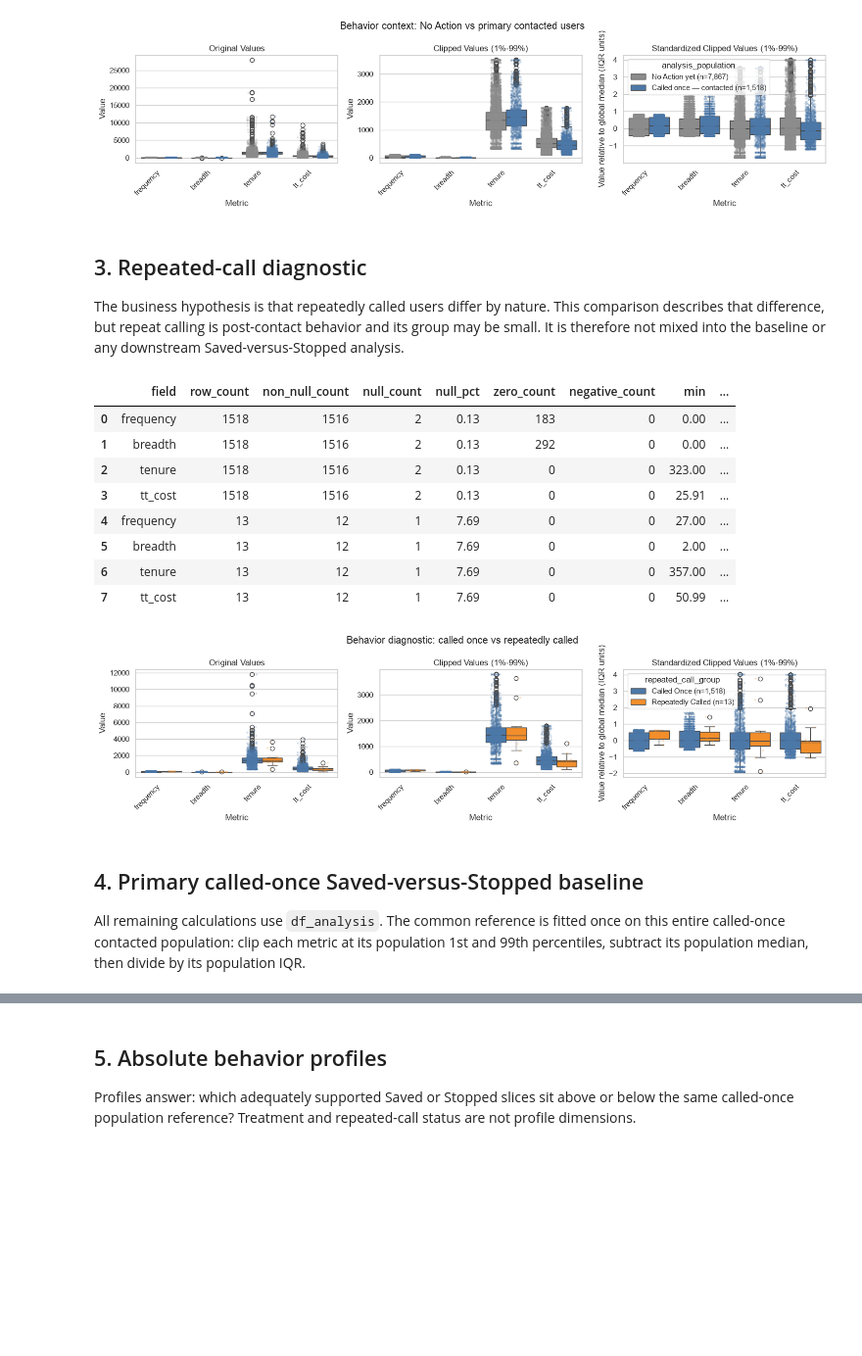
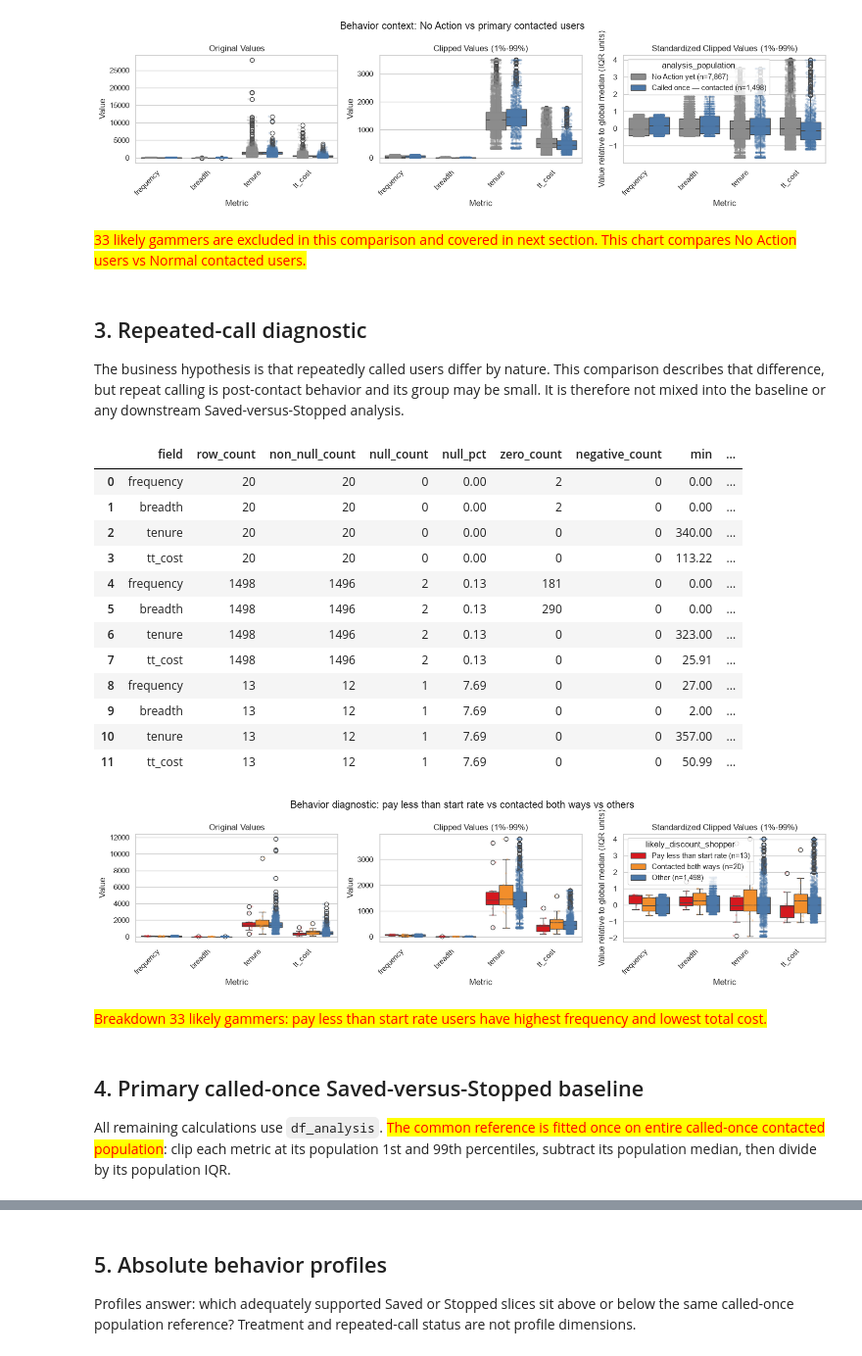
Before and after one commit to ying-gannett/stop_save_pChurn, a Jupyter notebook: src/notebooks/EDA_complete.ipynb, the cells around one changed output, grey strips where cells are left out. Shown at 98% size. Drawn from its saved outputs; the diff is of its cells as text; code cells hidden in the pictures; blank space fills up the shorter version.

```diff
--- a/src/notebooks/EDA_complete.ipynb
+++ b/src/notebooks/EDA_complete.ipynb
@@ -121,11 +118,17 @@ df["contact_channel_group"] = df["contact_channel"].replace(
         "Called-In first": "Contacted both ways",
     }
 )
-df["repeated_call_group"] = np.where(
+df["likely_discount_shopper"] = np.where(
     df["repeatedly_called"].fillna(0).astype(int).eq(1),
-    "Repeatedly Called",
-    "Called Once",
+    "Pay less than start rate",
+    "Other",
 )
+df["likely_discount_shopper"] = np.where(
+    df["contact_channel_group"].eq("Contacted both ways"),
+    "Contacted both ways",
+    df["likely_discount_shopper"]
+)
+
 df[OUTCOME_COL] = df["status"].map(
     {"saved": "Saved", "stoped": "Stopped"}
 )
@@ -137,11 +140,11 @@ df["src_risk_tier"] = risk_tier.where(
 
 df_no_action = df[df["status"].eq("No Action yet")].copy()
 df_contacted = df[df["status"].isin(["saved", "stoped"])].copy()
-df_repeated = df_contacted[
-    df_contacted["repeated_call_group"].eq("Repeatedly Called")
+df_gamer = df_contacted[
+    df_contacted["likely_discount_shopper"].ne("Other")
 ].copy()
 df_analysis = df_contacted[
-    df_contacted["repeated_call_group"].eq("Called Once")
+    df_contacted["likely_discount_shopper"].eq("Other")
 ].copy()
 df_saved = df_analysis[df_analysis[OUTCOME_COL].eq("Saved")].copy()
 df_stopped = df_analysis[df_analysis[OUTCOME_COL].eq("Stopped")].copy()
@@ -262,6 +267,8 @@ _ = plot_metric_boxplot_views(
 )
 # %% [output]
 [figure]
+# %% [markdown]
+<span style="background-color: yellow; color:red">33 likely gammers are excluded in this comparison and covered in next section. This chart compares No Action users vs Normal contacted users.</span>
 # %% [markdown]
 ## 3. Repeated-call diagnostic
 
@@ -269,44 +276,50 @@ The business hypothesis is that repeatedly called users differ by nature. This c
 # %%
 repeated_call_summary = pd.concat(
     [
         build_distribution_summary(group, NUMERIC_FIELDS).assign(
             repeated_call_group=group_name
         )
         for group_name, group in df_contacted.groupby(
-            "repeated_call_group", observed=True
+            "likely_discount_shopper", observed=True
         )
     ],
     ignore_index=True,
 )
 repeated_call_summary.to_csv(
-    TABLE_DIR / "repeated_call_behavior_summary.csv", index=False
+    TABLE_DIR / "likely_discount_shopper_behavior_summary.csv", index=False
 )
 display(repeated_call_summary)
 _ = plot_metric_boxplot_views(
     df_contacted,
     metrics=NUMERIC_FIELDS,
-    group_col="repeated_call_group",
-    group_order=["Called Once", "Repeatedly Called"],
-    chart_title="Behavior diagnostic: called once vs repeatedly called",
+    group_col="likely_discount_shopper",
+    group_order=["Pay less than start rate", "Contacted both ways", "Other"],
+    chart_title="Behavior diagnostic: pay less than start rate vs contacted both ways vs others",
     chart_folder=DIAGNOSTIC_CHART_DIR,
-    file_name="called_once_vs_repeatedly_called.png",
+    file_name="pay_less_vs_contacted_both_vs_other.png",
     show=True,
 )
 # %% [output]
 |  | field | row_count | non_null_count | null_count | null_pct | zero_count | negative_count | min | ... |
-| 0 | frequency | 1518 | 1516 | 2 | 0.13 | 183 | 0 | 0.00 | ... |
-| 1 | breadth | 1518 | 1516 | 2 | 0.13 | 292 | 0 | 0.00 | ... |
-| 2 | tenure | 1518 | 1516 | 2 | 0.13 | 0 | 0 | 323.00 | ... |
-| 3 | tt_cost | 1518 | 1516 | 2 | 0.13 | 0 | 0 | 25.91 | ... |
-| 4 | frequency | 13 | 12 | 1 | 7.69 | 0 | 0 | 27.00 | ... |
-| 5 | breadth | 13 | 12 | 1 | 7.69 | 0 | 0 | 2.00 | ... |
-| 6 | tenure | 13 | 12 | 1 | 7.69 | 0 | 0 | 357.00 | ... |
-| 7 | tt_cost | 13 | 12 | 1 | 7.69 | 0 | 0 | 50.99 | ... |
+| 0 | frequency | 20 | 20 | 0 | 0.00 | 2 | 0 | 0.00 | ... |
+| 1 | breadth | 20 | 20 | 0 | 0.00 | 2 | 0 | 0.00 | ... |
+| 2 | tenure | 20 | 20 | 0 | 0.00 | 0 | 0 | 340.00 | ... |
+| 3 | tt_cost | 20 | 20 | 0 | 0.00 | 0 | 0 | 113.22 | ... |
+| 4 | frequency | 1498 | 1496 | 2 | 0.13 | 181 | 0 | 0.00 | ... |
+| 5 | breadth | 1498 | 1496 | 2 | 0.13 | 290 | 0 | 0.00 | ... |
+| 6 | tenure | 1498 | 1496 | 2 | 0.13 | 0 | 0 | 323.00 | ... |
+| 7 | tt_cost | 1498 | 1496 | 2 | 0.13 | 0 | 0 | 25.91 | ... |
+| 8 | frequency | 13 | 12 | 1 | 7.69 | 0 | 0 | 27.00 | ... |
+| 9 | breadth | 13 | 12 | 1 | 7.69 | 0 | 0 | 2.00 | ... |
+| 10 | tenure | 13 | 12 | 1 | 7.69 | 0 | 0 | 357.00 | ... |
+| 11 | tt_cost | 13 | 12 | 1 | 7.69 | 0 | 0 | 50.99 | ... |
-[figure, old version]
+[figure, new version]
+# %% [markdown]
+<span style="background-color: yellow; color:red">Breakdown 33 likely gammers: pay less than start rate users have highest frequency and lowest total cost.</span>
 # %% [markdown]
 ## 4. Primary called-once Saved-versus-Stopped baseline
 
-All remaining calculations use `df_analysis`. The common reference is fitted once on this entire called-once contacted population: clip each metric at its population 1st and 99th percentiles, subtract its population median, then divide by its population IQR.
+All remaining calculations use `df_analysis`. <span style="background-color: yellow; color:red">The common reference is fitted once on entire called-once contacted population</span>: clip each metric at its population 1st and 99th percentiles, subtract its population median, then divide by its population IQR.
 # %%
 behavior_reference = fit_behavior_reference(df_analysis, NUMERIC_FIELDS)
 reference_table = pd.DataFrame(
```
Also changed, not shown: parts of 13 cells of this notebook, 2 other files.
